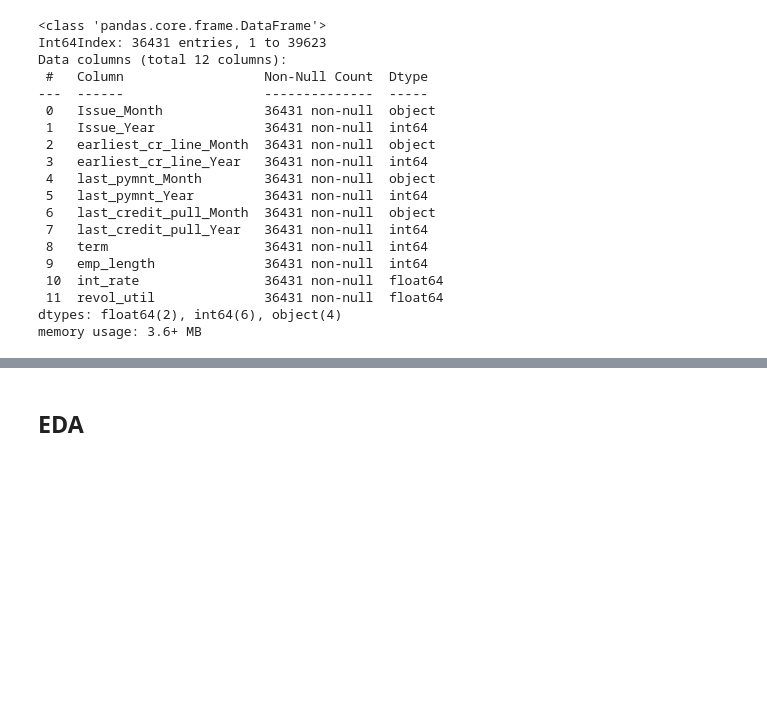
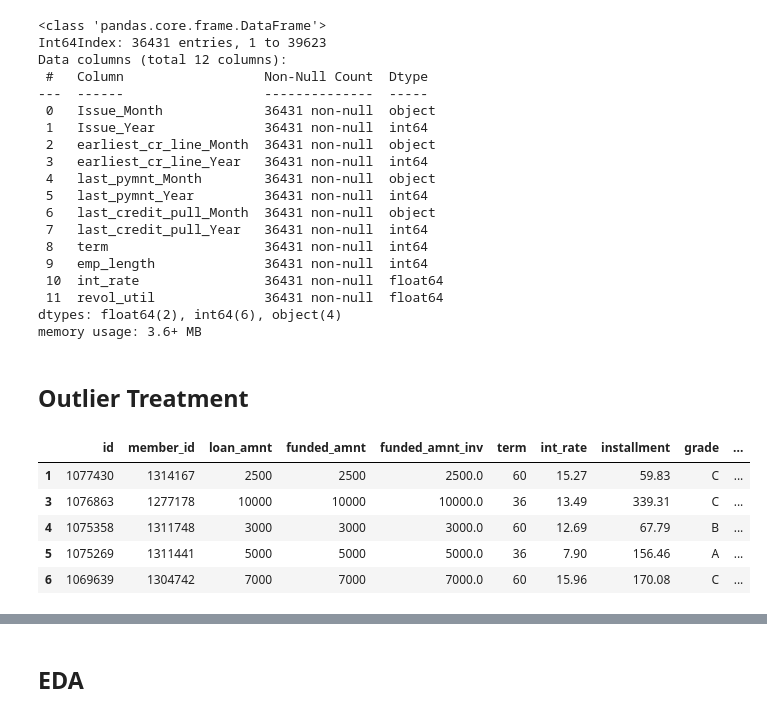
Before and after one commit to hargurjeet/Lending-Club-CaseStudy, a Jupyter notebook: Lending_Club_Case_Study.ipynb, the cells around one changed output, grey strips where cells are left out. Drawn from its saved outputs; the diff is of its cells as text; code cells hidden in the pictures; blank space fills up the shorter version.

Commit message:
Outlier Treatment completed

```diff
--- a/Lending_Club_Case_Study.ipynb
+++ b/Lending_Club_Case_Study.ipynb
@@ -323,0 +322,11 @@ df5.select_dtypes(include='object')
+# %% [markdown]
+## Outlier Treatment
+# %%
+df4.head()
+# %% [output]
+|  | id | member_id | loan_amnt | funded_amnt | funded_amnt_inv | term | int_rate | installment | grade | ... |
+| 1 | 1077430 | 1314167 | 2500 | 2500 | 2500.0 | 60 | 15.27 | 59.83 | C | ... |
+| 3 | 1076863 | 1277178 | 10000 | 10000 | 10000.0 | 36 | 13.49 | 339.31 | C | ... |
+| 4 | 1075358 | 1311748 | 3000 | 3000 | 3000.0 | 60 | 12.69 | 67.79 | B | ... |
+| 5 | 1075269 | 1311441 | 5000 | 5000 | 5000.0 | 36 | 7.90 | 156.46 | A | ... |
+| 6 | 1069639 | 1304742 | 7000 | 7000 | 7000.0 | 60 | 15.96 | 170.08 | C | ... |
```
Also changed, not shown: parts of 16 cells of this notebook.
